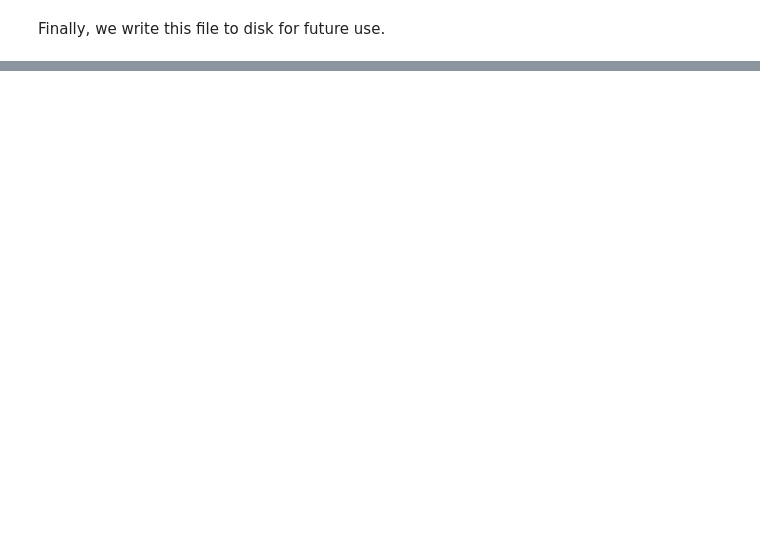
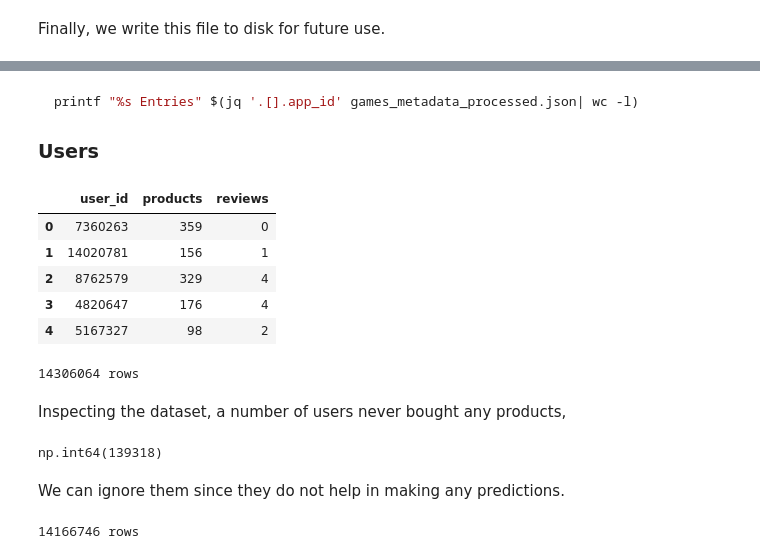
Before and after one commit to Gridex118/game-recommender-nielit, a Jupyter notebook: game_recommender.ipynb, the cells around one changed output, grey strips where cells are left out. Cells and saved outputs as stored; diff of their text form; code cells hidden in the pictures; blank space fills up the shorter version.

````diff
--- a/game_recommender.ipynb
+++ b/game_recommender.ipynb
@@ -125,0 +151,34 @@ games.to_csv("games_processed.csv")
+# %% [markdown]
+``` shell
+printf "%s Entries" $(jq '.[].app_id' games_metadata_processed.json| wc -l)
+```
+
+### Users
+# %%
+users = pd.read_csv("users.csv")
+users.head()
+# %% [output]
+|  | user_id | products | reviews |
+| 0 | 7360263 | 359 | 0 |
+| 1 | 14020781 | 156 | 1 |
+| 2 | 8762579 | 329 | 4 |
+| 3 | 4820647 | 176 | 4 |
+| 4 | 5167327 | 98 | 2 |
+# %%
+print(f"\n{users.shape[0]} rows")
+# %% [output]
+14306064 rows
+# %% [markdown]
+Inspecting the dataset, a number of users never bought any products,
+# %%
+users["products"] = users["products"].replace(0, np.nan)
+users["products"].isna().sum()
+# %% [output]
+np.int64(139318)
+# %% [markdown]
+We can ignore them since they do not help in making any predictions.
+# %%
+users = users.dropna(subset=["products"])
+print(f"{users.shape[0]} rows")
+# %% [output]
+14166746 rows
````
Also changed, not shown: parts of 60 cells of this notebook.
